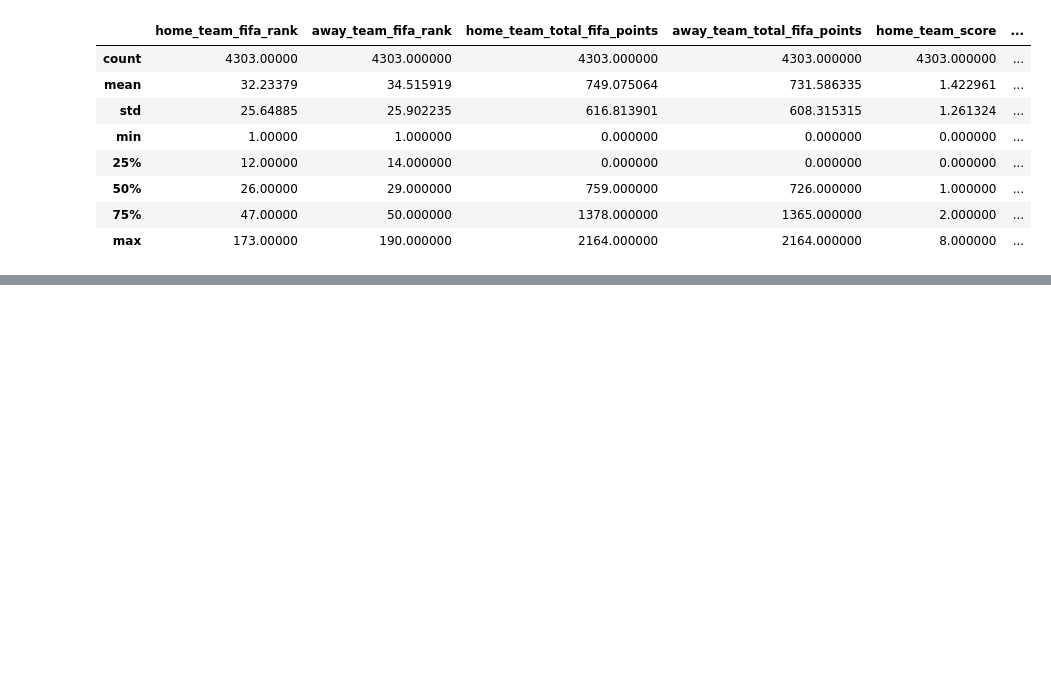
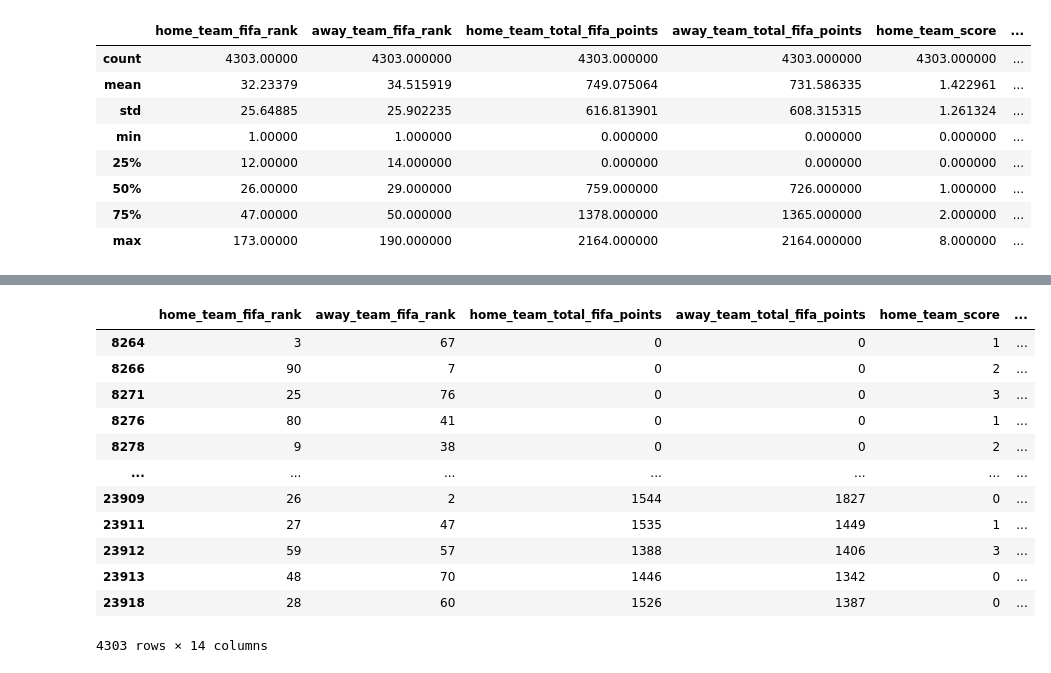
Before and after one commit to risomisek/machineLearning, a Jupyter notebook: PaloRisoML-international_matches.ipynb, the cells around one changed output, grey strips where cells are left out. Drawn from its saved outputs; the diff is of its cells as text; code cells hidden in the pictures; blank space fills up the shorter version.

```diff
--- a/PaloRisoML-international_matches.ipynb
+++ b/PaloRisoML-international_matches.ipynb
@@ -143,4 +141,7 @@ df.describe()
 | 75% | 47.00000 | 50.000000 | 1378.000000 | 1365.000000 | 2.000000 | ... |
 | max | 173.00000 | 190.000000 | 2164.000000 | 2164.000000 | 8.000000 | ... |
 # %%
-#po in12 v HR
+#po in13 v HR
+#zistime si ktore premenne su slovne a ktore su ciselne
+ciselne_premenne=list(df.dtypes[df.dtypes!="object"].index.values)
+slovne_premenne=list(df.dtypes[df.dtypes=="object"].index.values)
@@ -146,0 +178,22 @@ df.describe()
+# %%
+#naplnime si premenne predstavujuce polia udajmi, ktore prisluchaju jednotlivym riadkom pri danych premennych
+#inak povedane priradi hodnoty a skopiruje cele stlpce pre dane premenne
+df_ciselne_premenne = df.loc[:,ciselne_premenne]
+df_slovne_premenne = df.loc[:,slovne_premenne]
+# %%
+#vypiseme si ciselne premenne a ich hodnoty
+df_ciselne_premenne
+# %% [output]
+|  | home_team_fifa_rank | away_team_fifa_rank | home_team_total_fifa_points | away_team_total_fifa_points | home_team_score | ... |
+| 8264 | 3 | 67 | 0 | 0 | 1 | ... |
+| 8266 | 90 | 7 | 0 | 0 | 2 | ... |
+| 8271 | 25 | 76 | 0 | 0 | 3 | ... |
+| 8276 | 80 | 41 | 0 | 0 | 1 | ... |
+| 8278 | 9 | 38 | 0 | 0 | 2 | ... |
+| ... | ... | ... | ... | ... | ... | ... |
+| 23909 | 26 | 2 | 1544 | 1827 | 0 | ... |
+| 23911 | 27 | 47 | 1535 | 1449 | 1 | ... |
+| 23912 | 59 | 57 | 1388 | 1406 | 3 | ... |
+| 23913 | 48 | 70 | 1446 | 1342 | 0 | ... |
+| 23918 | 28 | 60 | 1526 | 1387 | 0 | ... |
+4303 rows × 14 columns
```
Also changed, not shown: parts of 5 cells of this notebook.
